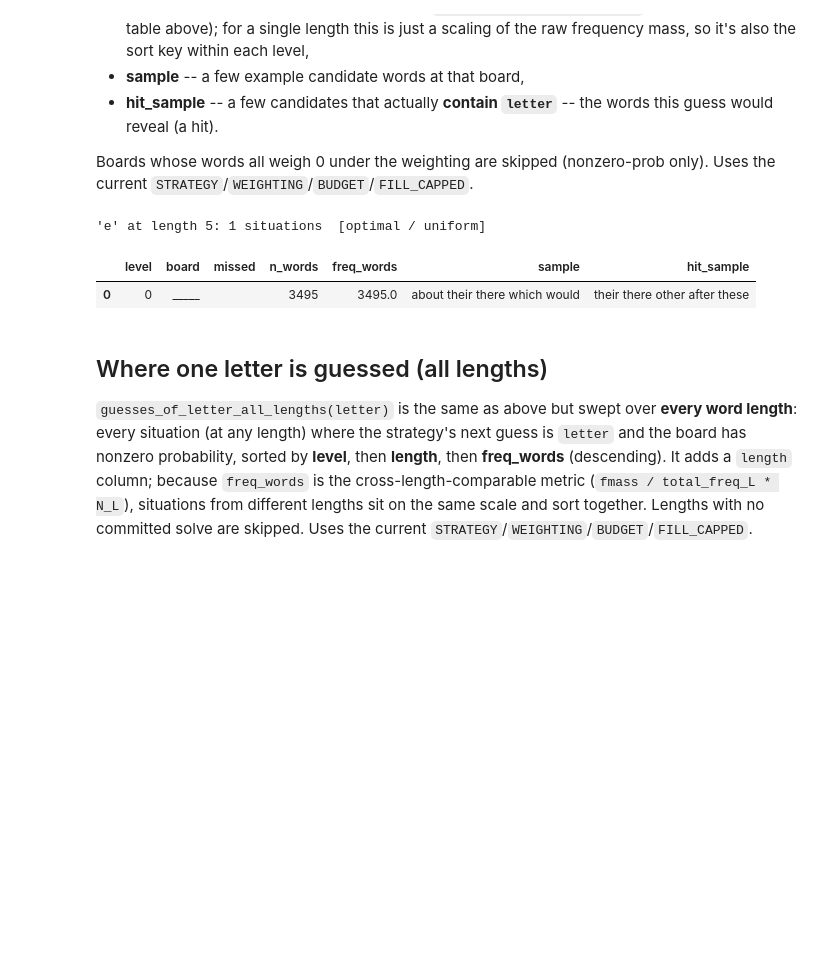
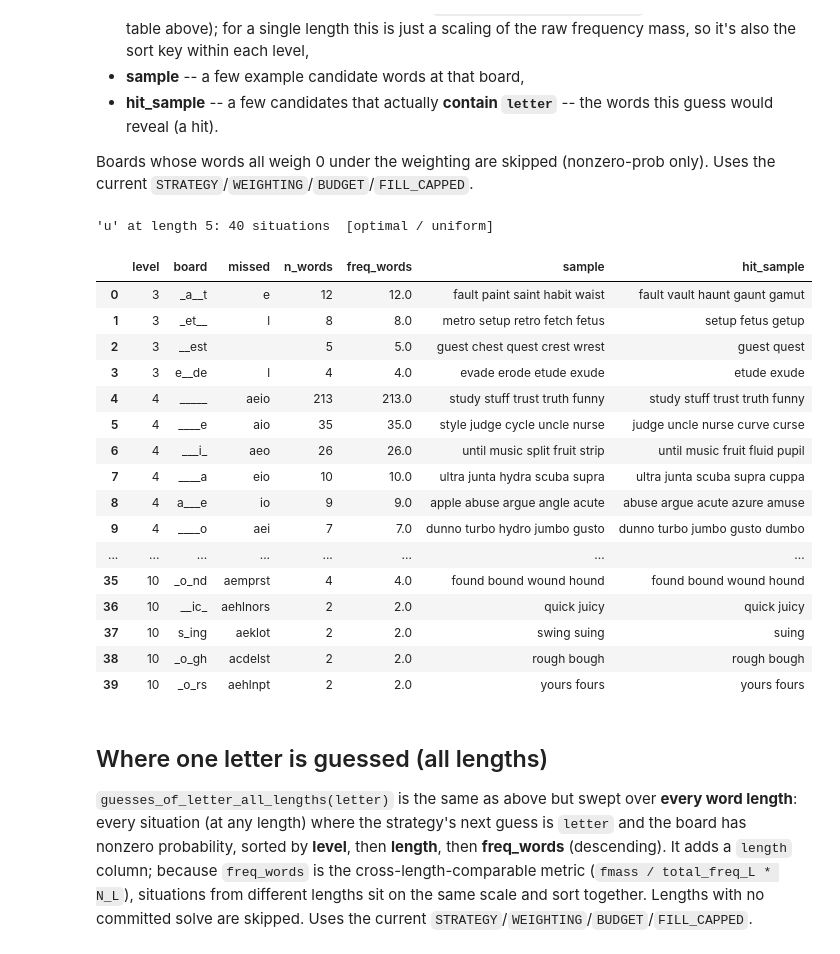
Before and after one commit to Ballpark-Figures/hangman, a Jupyter notebook: math/notebooks/strategy_explorer.ipynb, the cells around one changed output. Saved outputs shown, nothing was run; the diff lists cells and outputs as text; code cells hidden in the pictures; blank space fills up the shorter version.

```diff
--- a/math/notebooks/strategy_explorer.ipynb
+++ b/math/notebooks/strategy_explorer.ipynb
@@ -445,7 +447,7 @@ made) then by **freq_words** (descending). Columns:
 Boards whose words all weigh 0 under the weighting are skipped (nonzero-prob
 only). Uses the current `STRATEGY`/`WEIGHTING`/`BUDGET`/`FILL_CAPPED`.
 # %%
-LETTER   = 'e'       # <-- the guessed letter to locate
+LETTER   = 'u'       # <-- the guessed letter to locate
 WORD_LEN = LENGTH    # <-- word length (defaults to the LENGTH picked at the top)
 
 def guesses_of_letter(letter, length, *, strategy=STRATEGY, weighting=WEIGHTING,
@@ -472,35 +474,50 @@ def guesses_of_letter(letter, length, *, strategy=STRATEGY, weighting=WEIGHTING,
     rows = []
     for level in range(max_level + 1):
         nodes = s.states_at_depth(level)
         if not nodes:                                   # tree bottomed out
             break
         for st in nodes:
             if st['determined'] or st['guess'] != letter or st['fmass'] == 0.0:
                 continue
             missed = ''.join(st['missed'])
             cand = s.state(st['board'], missed).get('candidates', [])
             hit = [w for w in cand if letter in w]      # words this guess reveals
             rows.append({'level': level, 'board': st['board'], 'missed': missed,
                          'n_words': st['n'], 'freq_words': st['fmass'] * scale,
                          'sample': ' '.join(st['sample'][:5]),
                          'hit_sample': ' '.join(hit[:5])})
     if not rows:
         if verbose:
             print(f'{letter!r} is never the next guess at a nonzero-probability board '
                   f'(length {length}, {s.label})')
         return pd.DataFrame(columns=cols)
     return (pd.DataFrame(rows)
               .sort_values(['level', 'freq_words'], ascending=[True, False])
               .reset_index(drop=True))
 
 res = guesses_of_letter(LETTER, WORD_LEN)
 print(f'{LETTER!r} at length {WORD_LEN}: {len(res)} situations  [{STRATEGY} / {WEIGHTING}]')
 with pd.option_context('display.max_colwidth', None):
     display(res)
 # %% [output]
-'e' at length 5: 1 situations  [optimal / uniform]
+'u' at length 5: 40 situations  [optimal / uniform]
 |  | level | board | missed | n_words | freq_words | sample | hit_sample |
-| 0 | 0 | _____ |  | 3495 | 3495.0 | about their there which would | their there other after these |
+| 0 | 3 | _a__t | e | 12 | 12.0 | fault paint saint habit waist | fault vault haunt gaunt gamut |
+| 1 | 3 | _et__ | l | 8 | 8.0 | metro setup retro fetch fetus | setup fetus getup |
+| 2 | 3 | __est |  | 5 | 5.0 | guest chest quest crest wrest | guest quest |
+| 3 | 3 | e__de | l | 4 | 4.0 | evade erode etude exude | etude exude |
+| 4 | 4 | _____ | aeio | 213 | 213.0 | study stuff trust truth funny | study stuff trust truth funny |
+| 5 | 4 | ____e | aio | 35 | 35.0 | style judge cycle uncle nurse | judge uncle nurse curve curse |
+| 6 | 4 | ___i_ | aeo | 26 | 26.0 | until music split fruit strip | until music fruit fluid pupil |
+| 7 | 4 | ____a | eio | 10 | 10.0 | ultra junta hydra scuba supra | ultra junta scuba supra cuppa |
+| 8 | 4 | a___e | io | 9 | 9.0 | apple abuse argue angle acute | abuse argue acute azure amuse |
+| 9 | 4 | ____o | aei | 7 | 7.0 | dunno turbo hydro jumbo gusto | dunno turbo jumbo gusto dumbo |
+| ... | ... | ... | ... | ... | ... | ... | ... |
+| 35 | 10 | _o_nd | aemprst | 4 | 4.0 | found bound wound hound | found bound wound hound |
+| 36 | 10 | __ic_ | aehlnors | 2 | 2.0 | quick juicy | quick juicy |
+| 37 | 10 | s_ing | aeklot | 2 | 2.0 | swing suing | suing |
+| 38 | 10 | _o_gh | acdelst | 2 | 2.0 | rough bough | rough bough |
+| 39 | 10 | _o_rs | aehlnpt | 2 | 2.0 | yours fours | yours fours |
 # %% [markdown]
 ## Where one letter is guessed (all lengths)
 
```
Also changed, not shown: parts of 4 cells of this notebook.
